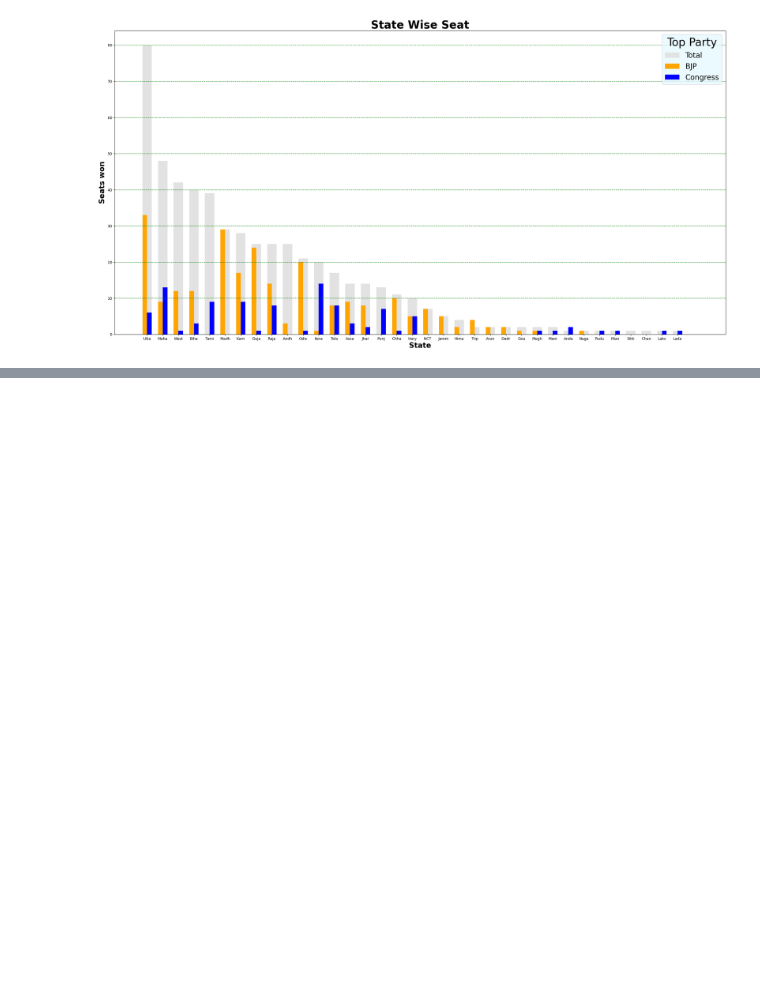
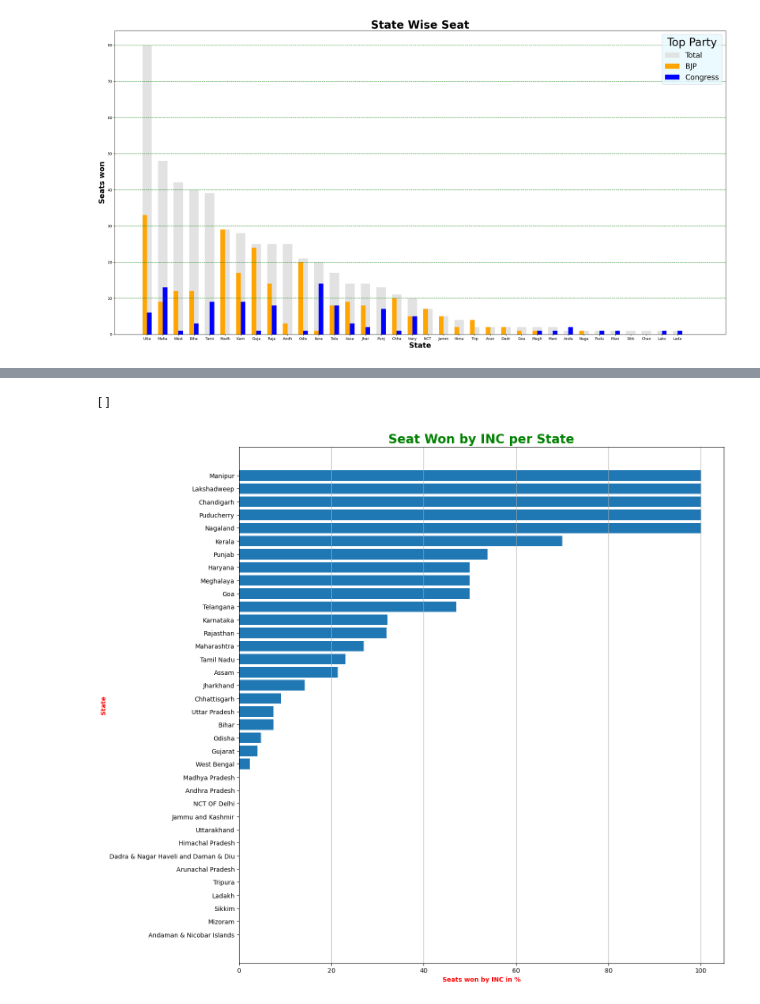
Before and after one commit to rsbansode2000/Election-2024-Analysis, a Jupyter notebook: Election_Result_2024 (1).ipynb, the cells around one changed output, grey strips where cells are left out. Saved outputs shown, nothing was run; the diff lists cells and outputs as text; code cells hidden in the pictures; blank space fills up the shorter version.

```diff
--- a/Election_Result_2024 (1).ipynb
+++ b/Election_Result_2024 (1).ipynb
@@ -411,0 +498,13 @@ plt.show()
+# %%
+plt.figure(figsize=(14,15))
+plt.barh(inc_sort['State'], inc_sort['inc_won_%'])
+
+plt.grid(axis = 'x')
+
+plt.xlabel('Seats won by INC in %', fontdict={'color' : 'red', 'fontweight' : 'bold', 'fontsize' : 10})
+plt.ylabel('State', fontdict={'color' : 'red', 'fontweight' : 'bold', 'fontsize' : 10})
+plt.title('Seat Won by INC per State',fontdict={'color' : 'green', 'fontweight' : 'bold', 'fontsize' : 20})
+plt.plot()
+# %% [output]
+[]
+[figure, added]
```
Also changed, not shown: parts of 7 cells of this notebook.
